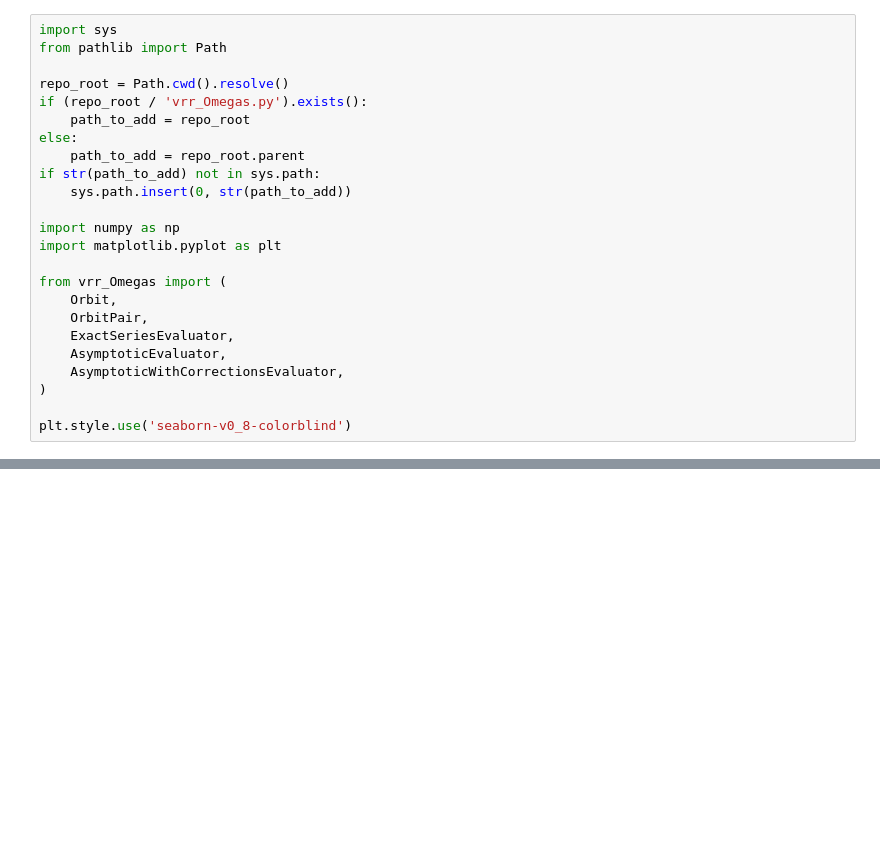
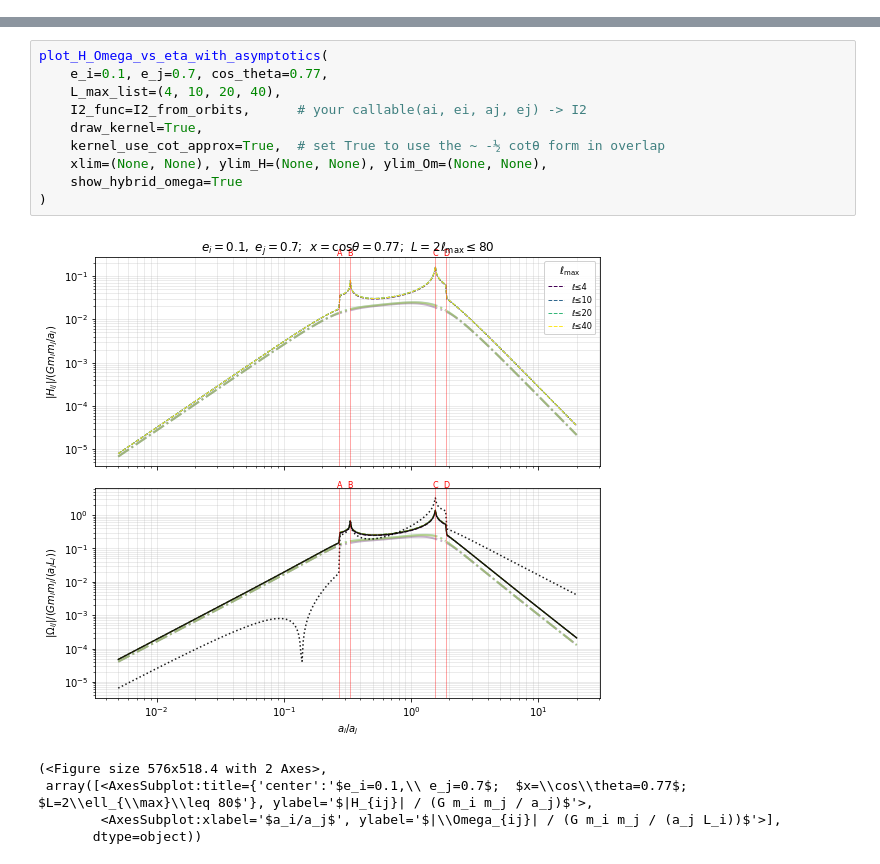
Before and after one commit to panamarevt/vrr, a Jupyter notebook: notebooks/orbital_interaction_comparison.ipynb, the cells around one changed output, grey strips where cells are left out. Drawn from its saved outputs; the diff is of its cells as text; blank space fills up the shorter version.

```diff
--- a/notebooks/orbital_interaction_comparison.ipynb
+++ b/notebooks/orbital_interaction_comparison.ipynb
@@ -5,24 +0,0 @@ This notebook compares the exact Legendre-series evaluation of the vector resona
-# %%
-import sys
-from pathlib import Path
-
-repo_root = Path.cwd().resolve()
-if (repo_root / 'vrr_Omegas.py').exists():
-    path_to_add = repo_root
-else:
-    path_to_add = repo_root.parent
-if str(path_to_add) not in sys.path:
-    sys.path.insert(0, str(path_to_add))
-
-import numpy as np
-import matplotlib.pyplot as plt
-
-from vrr_Omegas import (
-    Orbit,
-    OrbitPair,
-    ExactSeriesEvaluator,
-    AsymptoticEvaluator,
-    AsymptoticWithCorrectionsEvaluator,
-)
-
-plt.style.use('seaborn-v0_8-colorblind')
@@ -117,0 +440,16 @@ plt.show()
+# %%
+plot_H_Omega_vs_eta_with_asymptotics(
+    e_i=0.1, e_j=0.7, cos_theta=0.77,
+    L_max_list=(4, 10, 20, 40),
+    I2_func=I2_from_orbits,      # your callable(ai, ei, aj, ej) -> I2
+    draw_kernel=True,
+    kernel_use_cot_approx=True,  # set True to use the ~ -½ cotθ form in overlap
+    xlim=(None, None), ylim_H=(None, None), ylim_Om=(None, None),
+    show_hybrid_omega=True
+)
+# %% [output]
+[figure, added]
+(<Figure size 576x518.4 with 2 Axes>,
+ array([<AxesSubplot:title={'center':'$e_i=0.1,\\ e_j=0.7$;  $x=\\cos\\theta=0.77$;  $L=2\\ell_{\\max}\\leq 80$'}, ylabel='$|H_{ij}| / (G m_i m_j / a_j)$'>,
+        <AxesSubplot:xlabel='$a_i/a_j$', ylabel='$|\\Omega_{ij}| / (G m_i m_j / (a_j L_i))$'>],
+       dtype=object))
```
Also changed, not shown: parts of 13 cells of this notebook, 1 other file.
